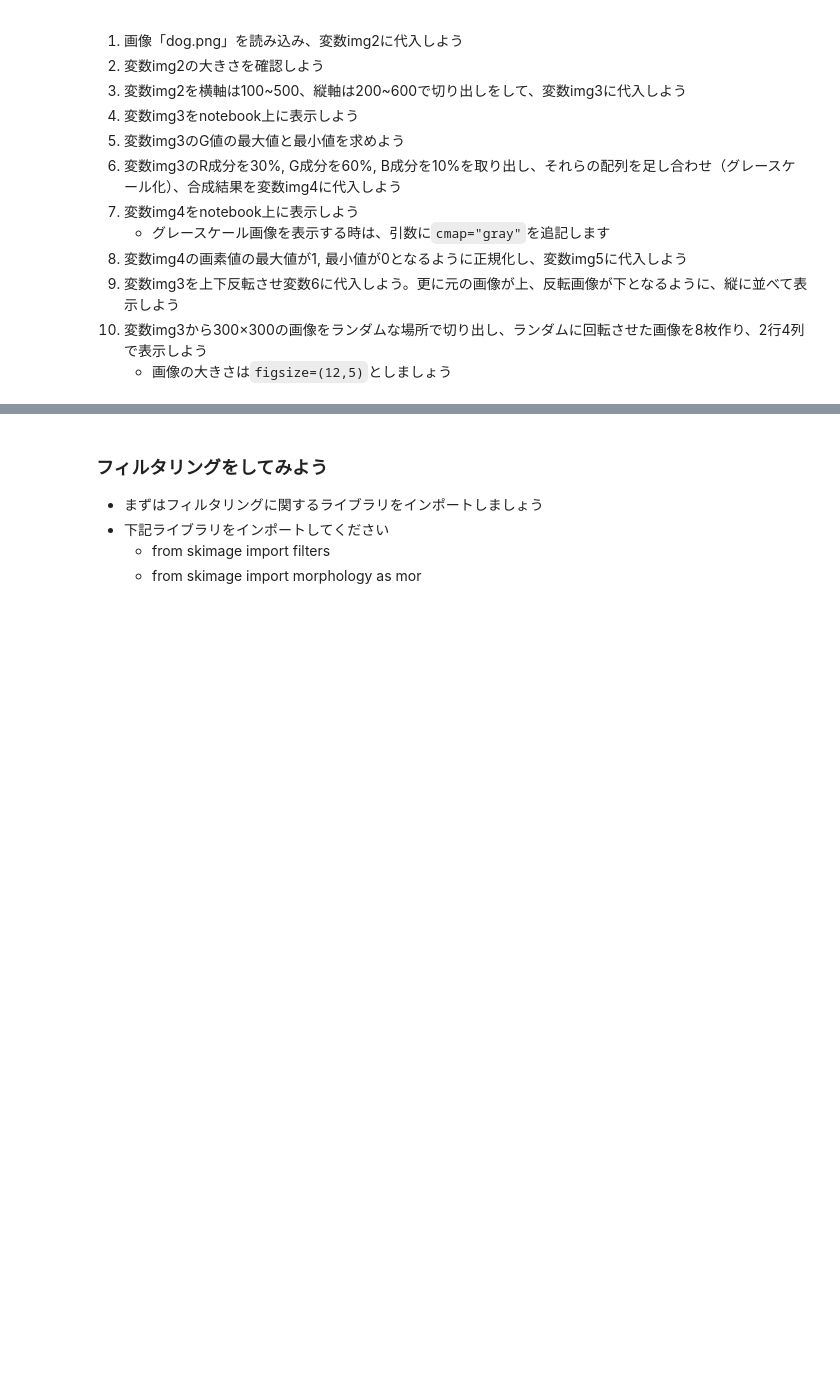
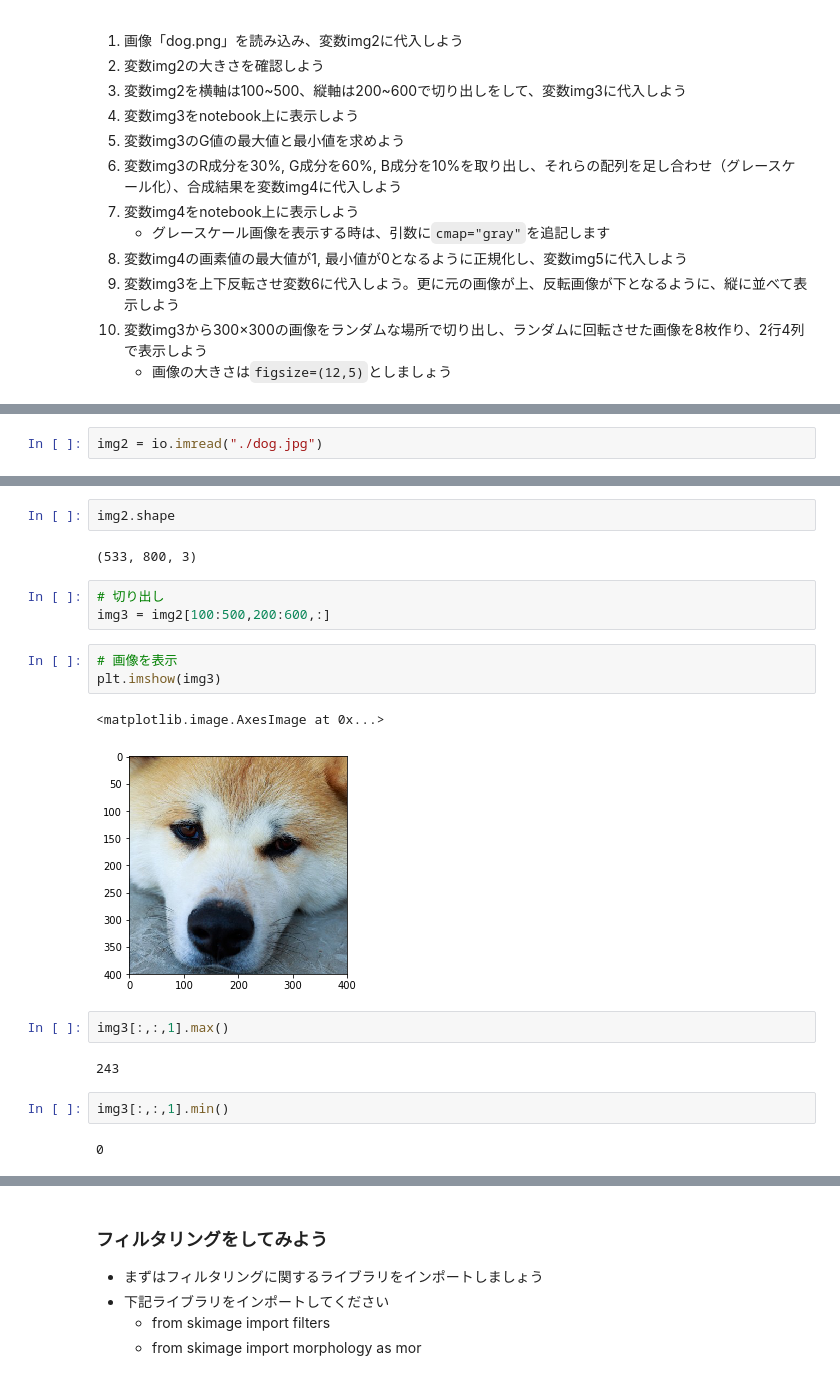
Before and after one commit to kaoru387/image_process_try, a Jupyter notebook: Image_preprocess.ipynb, the cells around one changed output, grey strips where cells are left out. Cells and saved outputs as stored; diff of their text form; blank space fills up the shorter version.

```diff
--- a/Image_preprocess.ipynb
+++ b/Image_preprocess.ipynb
@@ -286,0 +350,2 @@ plt.imshow(img6)
+# %%
+img2 = io.imread("./dog.jpg")
@@ -286,0 +372,21 @@ plt.imshow(img6)
+# %%
+img2.shape
+# %% [output]
+(533, 800, 3)
+# %%
+# 切り出し
+img3 = img2[100:500,200:600,:]
+# %%
+# 画像を表示
+plt.imshow(img3)
+# %% [output]
+<matplotlib.image.AxesImage at 0x...>
+[figure, added]
+# %%
+img3[:,:,1].max()
+# %% [output]
+243
+# %%
+img3[:,:,1].min()
+# %% [output]
+0
```
Also changed, not shown: parts of 32 cells of this notebook.
